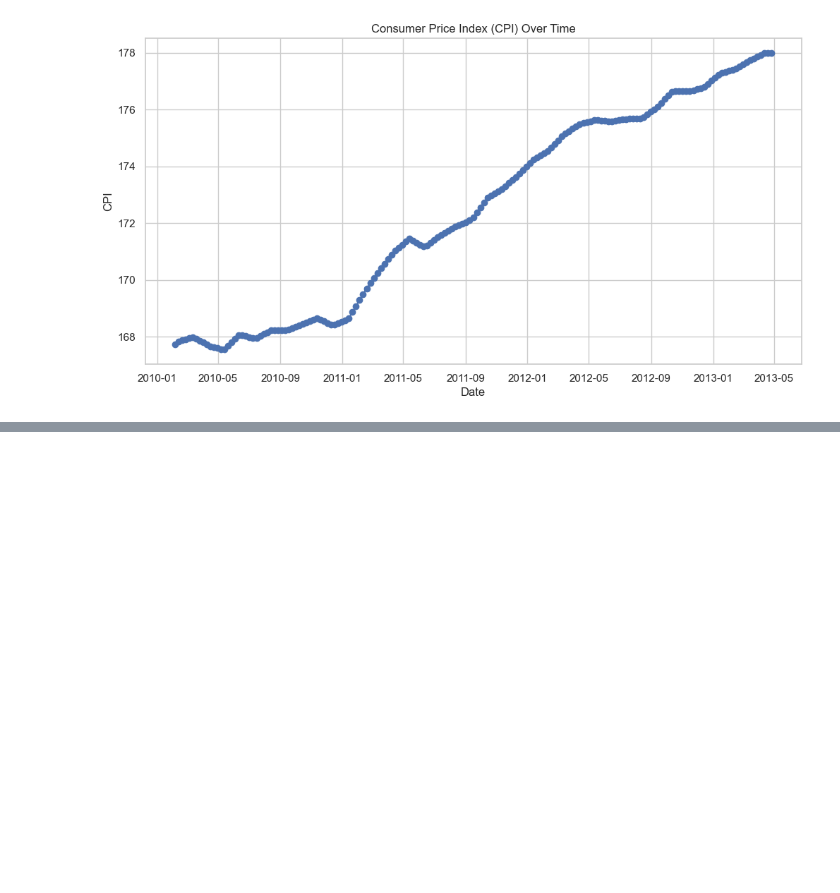
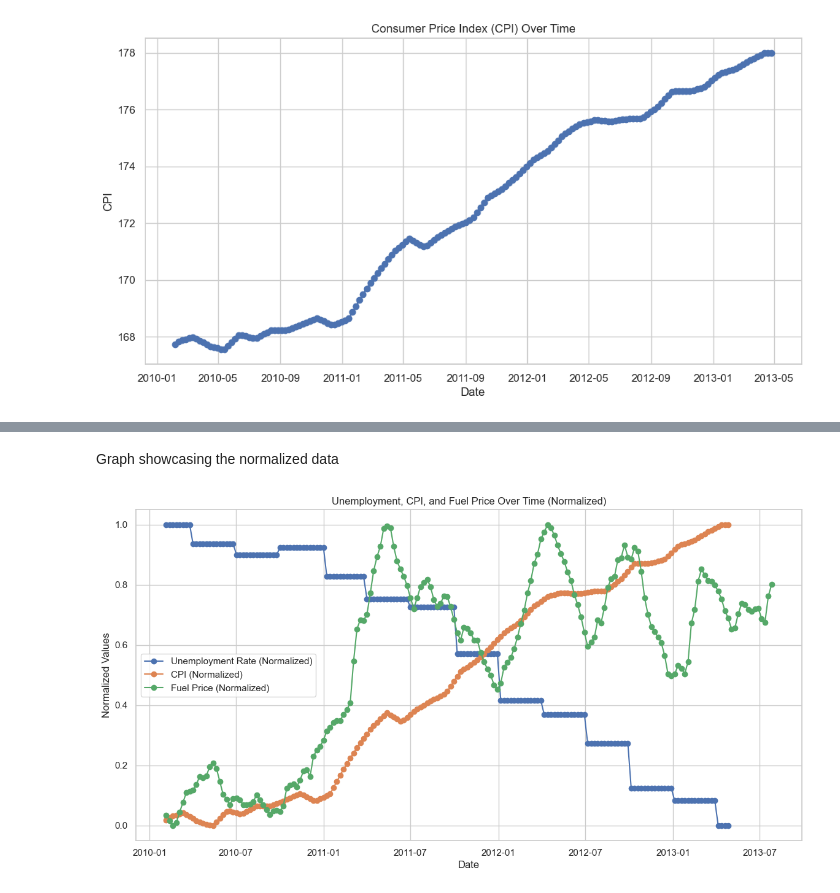
Before and after one commit to mdpw/msc-pds-group, a Jupyter notebook: analysis.ipynb, the cells around one changed output, grey strips where cells are left out. Saved outputs shown, nothing was run; the diff lists cells and outputs as text; code cells hidden in the pictures; blank space fills up the shorter version.

```diff
--- a/analysis.ipynb
+++ b/analysis.ipynb
@@ -390,0 +402,30 @@ plt.show()
+# %%
+# Grouping of the data by 'Date' and calculating the average for each metric
+df_grouped = df_features.groupby('date').mean().reset_index()
+
+# Normalization the data
+df_grouped['Unemployment_norm'] = (df_grouped['unemployment'] - df_grouped['unemployment'].min()) / (df_grouped['unemployment'].max() - df_grouped['unemployment'].min())
+df_grouped['CPI_norm'] = (df_grouped['cpi'] - df_grouped['cpi'].min()) / (df_grouped['cpi'].max() - df_grouped['cpi'].min())
+df_grouped['Fuel_Price_norm'] = (df_grouped['fuel_price'] - df_grouped['fuel_price'].min()) / (df_grouped['fuel_price'].max() - df_grouped['fuel_price'].min())
+# %% [markdown]
+Graph showcasing the normalized data
+# %%
+# Plotting the data
+plt.figure(figsize=(14, 7))
+
+# Line plot of each normalized metric
+plt.plot(df_grouped['date'], df_grouped['Unemployment_norm'], marker='o', linestyle='-', label='Unemployment Rate (Normalized)')
+plt.plot(df_grouped['date'], df_grouped['CPI_norm'], marker='o', linestyle='-', label='CPI (Normalized)')
+plt.plot(df_grouped['date'], df_grouped['Fuel_Price_norm'], marker='o', linestyle='-', label='Fuel Price (Normalized)')
+
+# Adding necessary titles and labels
+plt.title('Unemployment, CPI, and Fuel Price Over Time (Normalized)')
+plt.xlabel('Date')
+plt.ylabel('Normalized Values')
+plt.legend()
+
+# Show plot
+plt.grid(True)
+plt.show()
+# %% [output]
+[figure, added]
```
Also changed, not shown: parts of 9 cells of this notebook.
